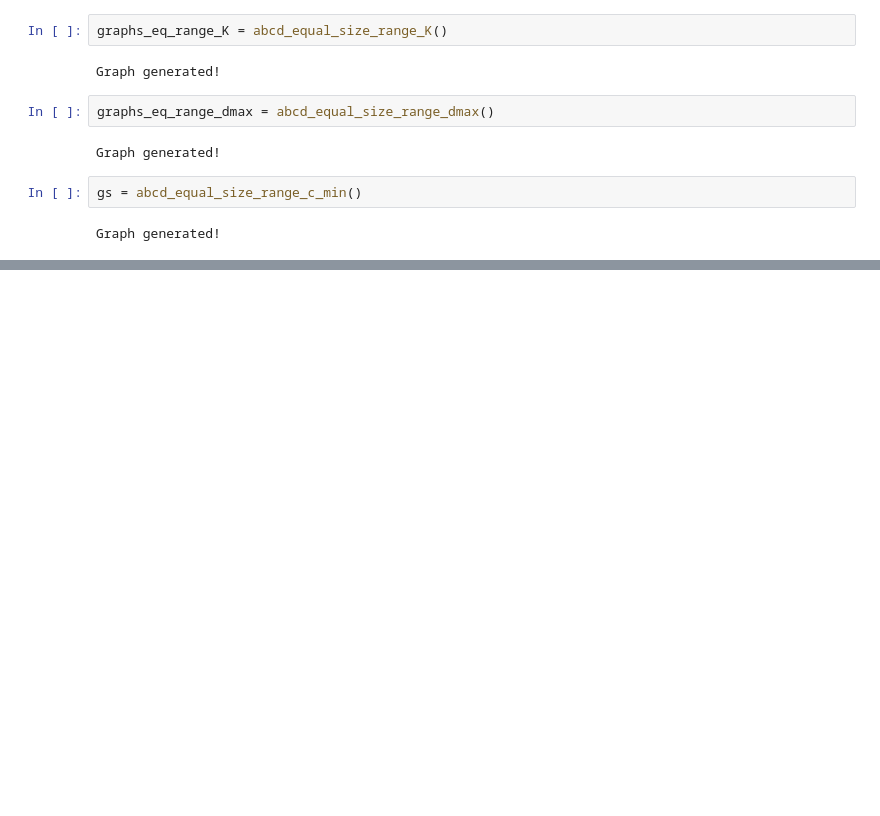
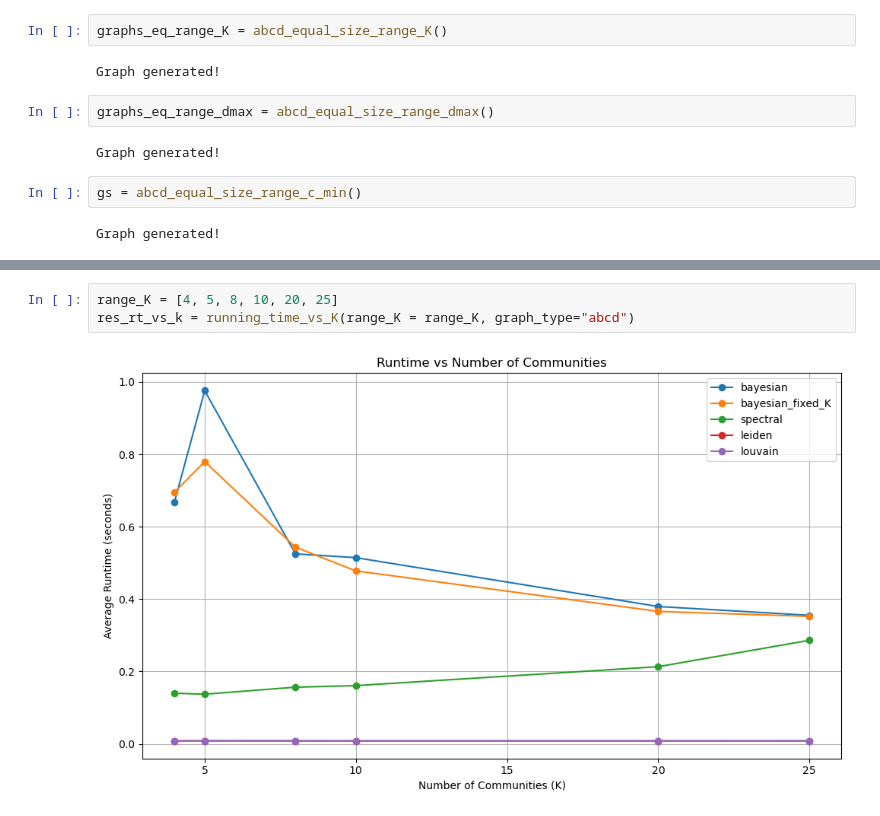
Before and after one commit to salyaa/semester_project, a Jupyter notebook: ABCD_tests.ipynb, the cells around one changed output, grey strips where cells are left out. Saved outputs shown, nothing was run; the diff lists cells and outputs as text; blank space fills up the shorter version.

```diff
--- a/ABCD_tests.ipynb
+++ b/ABCD_tests.ipynb
@@ -43,0 +51,5 @@ res_mean, nb_clusters = validation_range_K([5, 10, 25], graph_type="abcd")
+# %%
+range_K = [4, 5, 8, 10, 20, 25]
+res_rt_vs_k = running_time_vs_K(range_K = range_K, graph_type="abcd")
+# %% [output]
+[figure, added]
```
Also changed, not shown: parts of 6 cells of this notebook, 5 other files.
